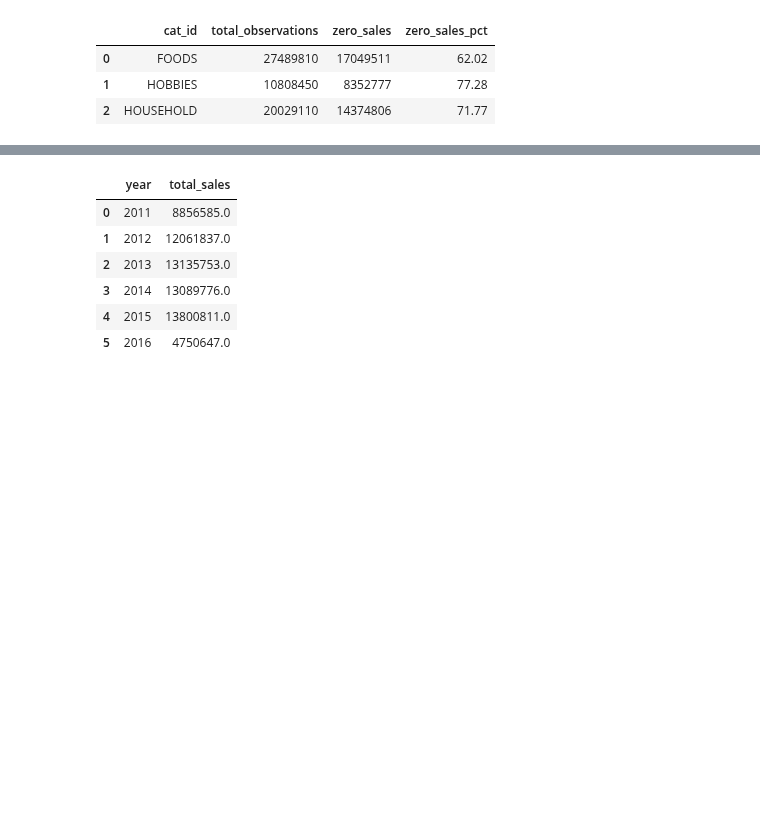
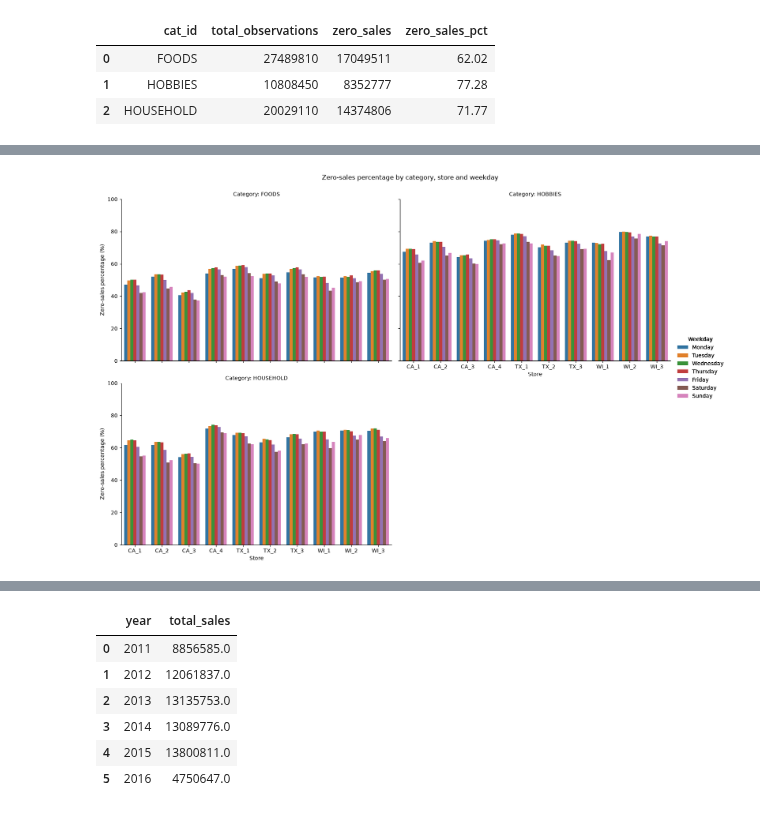
Before and after one commit to surekhag28/m5-demand-forecasting, a Jupyter notebook: notebooks/02_eda_sql.ipynb, the cells around one changed output, grey strips where cells are left out. Saved outputs shown, nothing was run; the diff lists cells and outputs as text; code cells hidden in the pictures; blank space fills up the shorter version.

```diff
--- a/notebooks/02_eda_sql.ipynb
+++ b/notebooks/02_eda_sql.ipynb
@@ -171,0 +457,56 @@ result
+# %%
+import pandas as pd
+import seaborn as sns
+import matplotlib.pyplot as plt
+
+weekday_order = [
+    "Monday", "Tuesday", "Wednesday",
+    "Thursday", "Friday", "Saturday", "Sunday"
+]
+
+plot_data = result.copy()
+
+plot_data["weekday"] = pd.Categorical(
+    plot_data["weekday"],
+    categories=weekday_order,
+    ordered=True
+)
+
+plot_data = plot_data.sort_values(
+    ["cat_id", "store_id", "weekday"]
+)
+
+g = sns.catplot(
+    data=plot_data,
+    x="store_id",                       # Level 2: Store
+    y="zero_pct_after_launch",          # Metric
+    hue="weekday",                     # Level 3: Weekday
+    col="cat_id",                      # Level 1: Category
+    kind="bar",
+    col_wrap=2,
+    height=5,
+    aspect=1.4,
+    errorbar=None
+)
+
+g.set_axis_labels(
+    "Store",
+    "Zero-sales percentage (%)"
+)
+
+g.set_titles(
+    "Category: {col_name}"
+)
+
+g.set(ylim=(0, 100))
+
+g.figure.suptitle(
+    "Zero-sales percentage by category, store and weekday",
+    y=1.03
+)
+
+g.add_legend(title="Weekday")
+
+plt.show()
+# %% [output]
+[figure, added]
```
Also changed, not shown: parts of 50 cells of this notebook, 4 other files.
